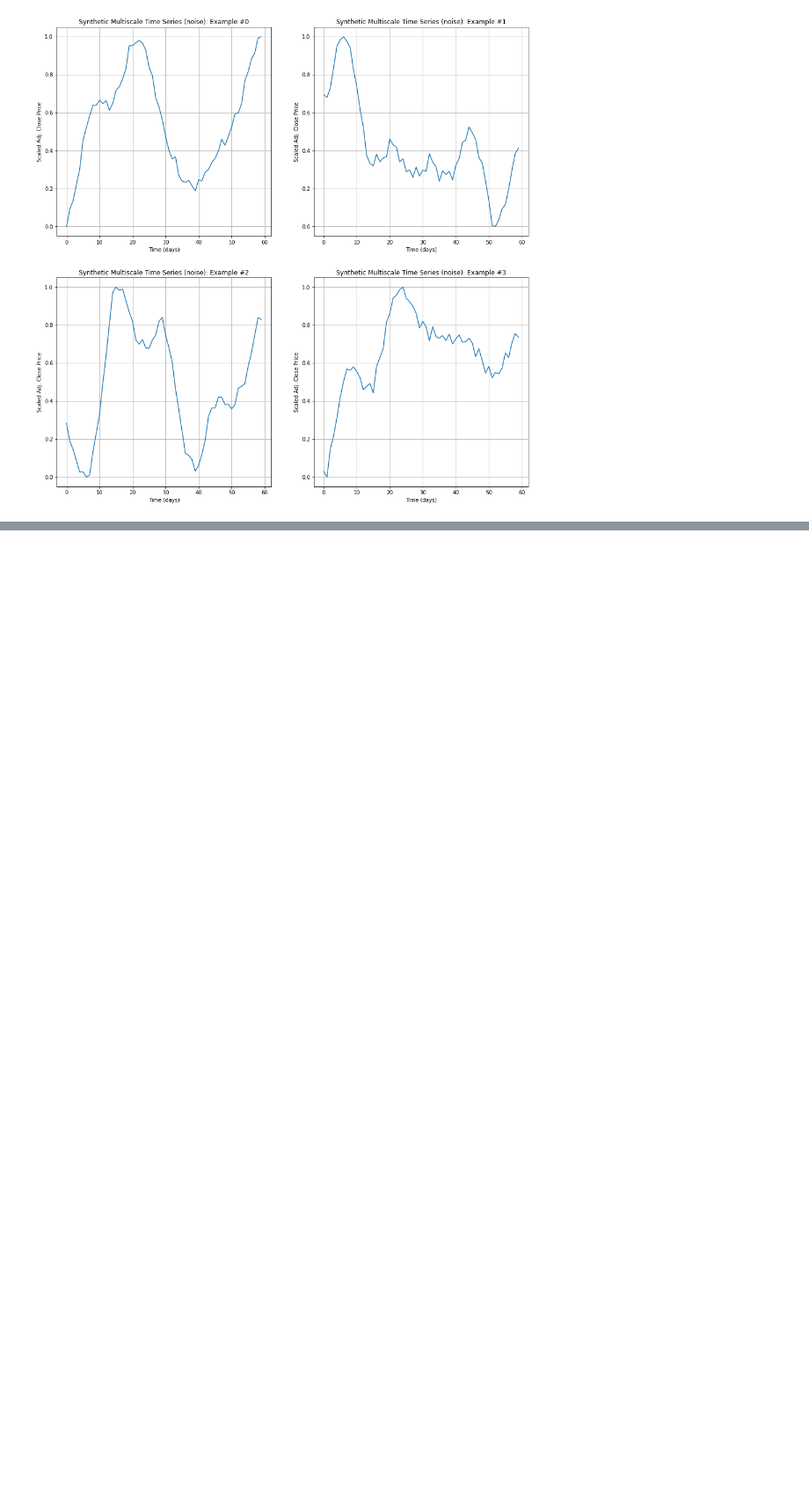
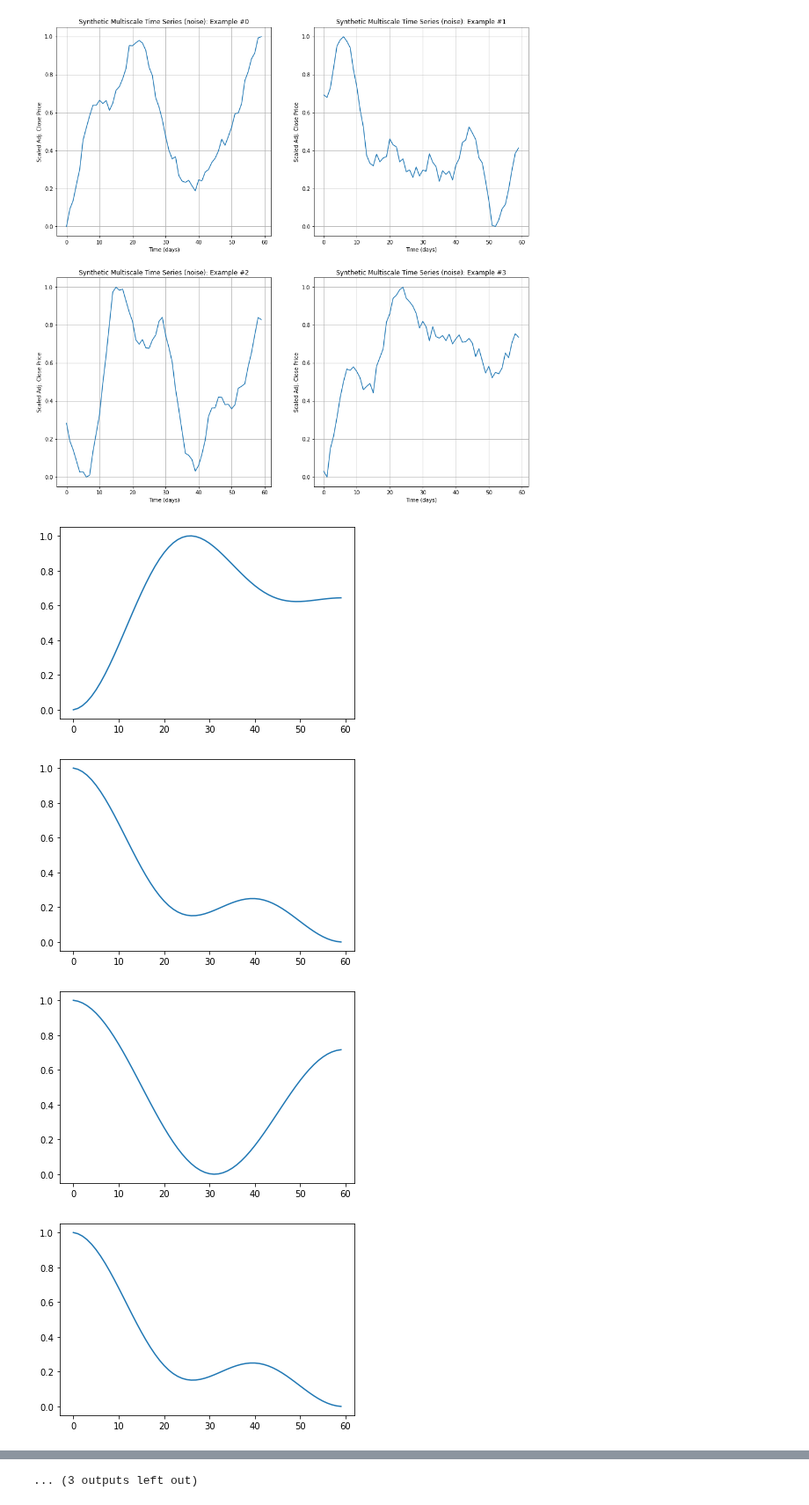
Before and after one commit to mtchibozo/Capstone-Fall-2020, a Jupyter notebook: SyntheticTimeSeries.ipynb, the cells around one changed output, grey strips where cells are left out. Shown at 88% size. Saved outputs shown, nothing was run; the diff lists cells and outputs as text; code cells hidden in the pictures; blank space fills up the shorter version.

```diff
--- a/SyntheticTimeSeries.ipynb
+++ b/SyntheticTimeSeries.ipynb
@@ -431,3 +431,16 @@ plt.show()
 # %% [output]
 [figure]
 [figure]
+# %%
+from TS_utils import Synthetic_TS_generator
+import matplotlib.pyplot as plt
+stg = Synthetic_TS_generator(short_scale=False,noise=False)
+X_synthetic = stg.get_array()
+for it in range(15):
+    plt.figure()
+    plt.plot(X_synthetic[it])
+# %% [output]
+[figure, added]
+[figure, added]
+[figure, added]
+[figure, added]
@@ -433,0 +455 @@ plt.show()
+... (3 outputs left out)
```
Also changed, not shown: parts of 2 cells of this notebook, 1 other file.
